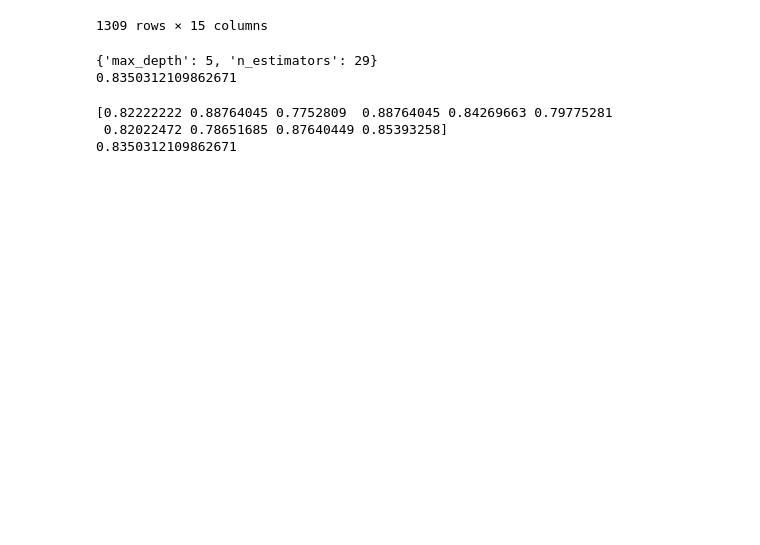
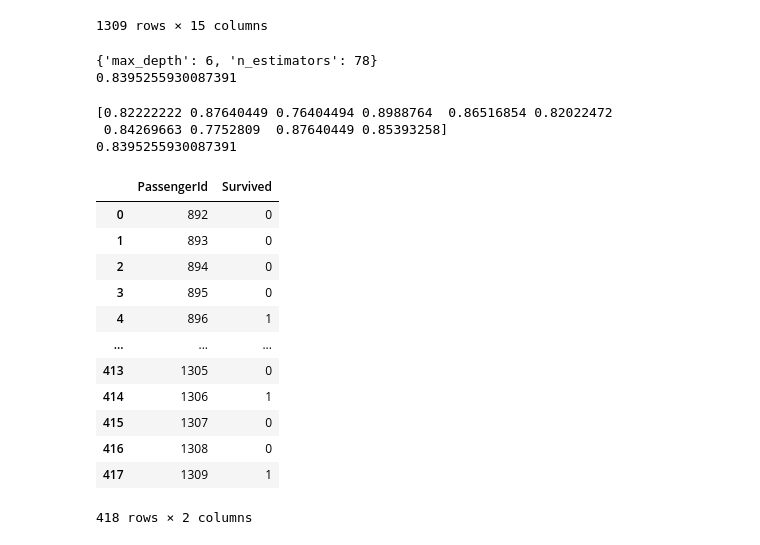
Before and after one commit to alrb2005/MechaineLearing-0716-, a Jupyter notebook: titanic_80.ipynb, the cells around one changed output. Cells and saved outputs as stored; diff of their text form; code cells hidden in the pictures; blank space fills up the shorter version.

```diff
--- a/titanic_80.ipynb
+++ b/titanic_80.ipynb
@@ -151,28 +151,52 @@ y_train = train_df["Survived"]
 # %%
 from sklearn.ensemble import RandomForestClassifier
 from sklearn.model_selection import GridSearchCV
-RandomForestClassifier(random_state=0)
+clf = RandomForestClassifier(random_state=0)
 params = {
     "n_estimators":range(20, 100),
-    "max_depth":(5,10)
+    "max_depth":range(5, 10)
 }
 search = GridSearchCV(clf, params, cv=10, n_jobs=-1)
 search.fit(x_train, y_train)
 print(search.best_params_)
 print(search.best_score_)
 # %% [output]
-{'max_depth': 5, 'n_estimators': 29}
-0.8350312109862671
+{'max_depth': 6, 'n_estimators': 78}
+0.8395255930087391
 # %%
 from sklearn.ensemble import RandomForestClassifier
 from sklearn.model_selection import cross_val_score
 import numpy as np
 
-clf = RandomForestClassifier(n_estimators=29, max_depth=5, random_state=0)
+clf = RandomForestClassifier(n_estimators=78, max_depth=6, random_state=0)
 scores = cross_val_score(clf, x_train, y_train, cv=10, n_jobs=-1)
 print(scores)
 print(np.average(scores))
 # %% [output]
-[0.82222222 0.88764045 0.7752809  0.88764045 0.84269663 0.79775281
- 0.82022472 0.78651685 0.87640449 0.85393258]
-0.8350312109862671
+[0.82222222 0.87640449 0.76404494 0.8988764  0.86516854 0.82022472
+ 0.84269663 0.7752809  0.87640449 0.85393258]
+0.8395255930087391
+# %%
+clf = RandomForestClassifier(n_estimators=77, max_depth=7)
+clf.fit(x_train, y_train)
+pre = clf.predict(x_predict)
+df = pd.DataFrame({
+    "PassengerId":test_df["PassengerId"],
+    "Survived":pre
+})
+df.to_csv("titanic_rf.csv", encoding="utf-8", index=False)
+df
+# %% [output]
+|  | PassengerId | Survived |
+| 0 | 892 | 0 |
+| 1 | 893 | 0 |
+| 2 | 894 | 0 |
+| 3 | 895 | 0 |
+| 4 | 896 | 1 |
+| ... | ... | ... |
+| 413 | 1305 | 0 |
+| 414 | 1306 | 1 |
+| 415 | 1307 | 0 |
+| 416 | 1308 | 0 |
+| 417 | 1309 | 1 |
+418 rows × 2 columns
```
